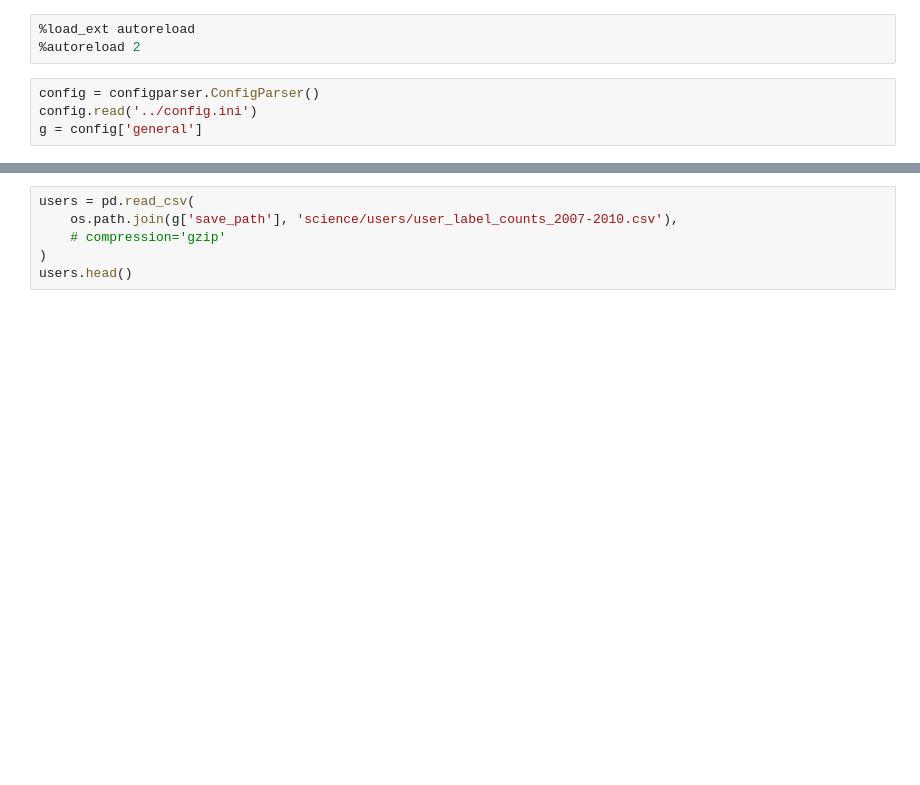
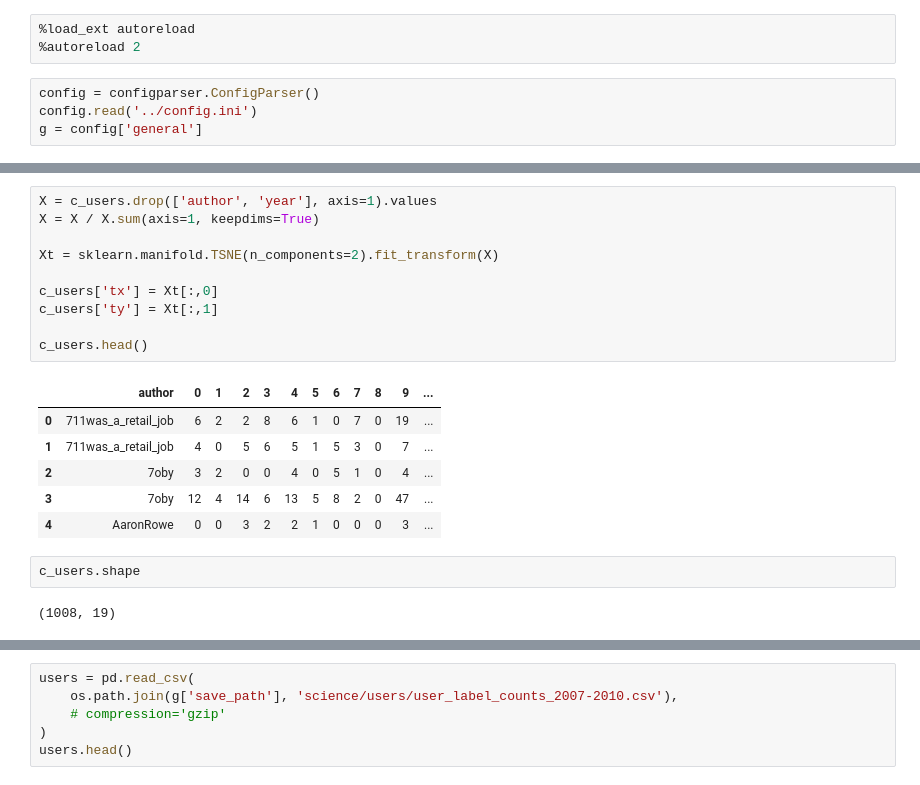
Before and after one commit to stmorse/gg, a Jupyter notebook: src/sandbox.ipynb, the cells around one changed output, grey strips where cells are left out. Saved outputs shown, nothing was run; the diff lists cells and outputs as text; blank space fills up the shorter version.

```diff
--- a/src/sandbox.ipynb
+++ b/src/sandbox.ipynb
@@ -23,0 +54,21 @@ g = config['general']
+# %%
+X = c_users.drop(['author', 'year'], axis=1).values
+X = X / X.sum(axis=1, keepdims=True)
+
+Xt = sklearn.manifold.TSNE(n_components=2).fit_transform(X)
+
+c_users['tx'] = Xt[:,0]
+c_users['ty'] = Xt[:,1]
+
+c_users.head()
+# %% [output]
+|  | author | 0 | 1 | 2 | 3 | 4 | 5 | 6 | 7 | 8 | 9 | ... |
+| 0 | 711was_a_retail_job | 6 | 2 | 2 | 8 | 6 | 1 | 0 | 7 | 0 | 19 | ... |
+| 1 | 711was_a_retail_job | 4 | 0 | 5 | 6 | 5 | 1 | 5 | 3 | 0 | 7 | ... |
+| 2 | 7oby | 3 | 2 | 0 | 0 | 4 | 0 | 5 | 1 | 0 | 4 | ... |
+| 3 | 7oby | 12 | 4 | 14 | 6 | 13 | 5 | 8 | 2 | 0 | 47 | ... |
+| 4 | AaronRowe | 0 | 0 | 3 | 2 | 2 | 1 | 0 | 0 | 0 | 3 | ... |
+# %%
+c_users.shape
+# %% [output]
+(1008, 19)
```
Also changed, not shown: parts of 7 cells of this notebook, 3 other files.
